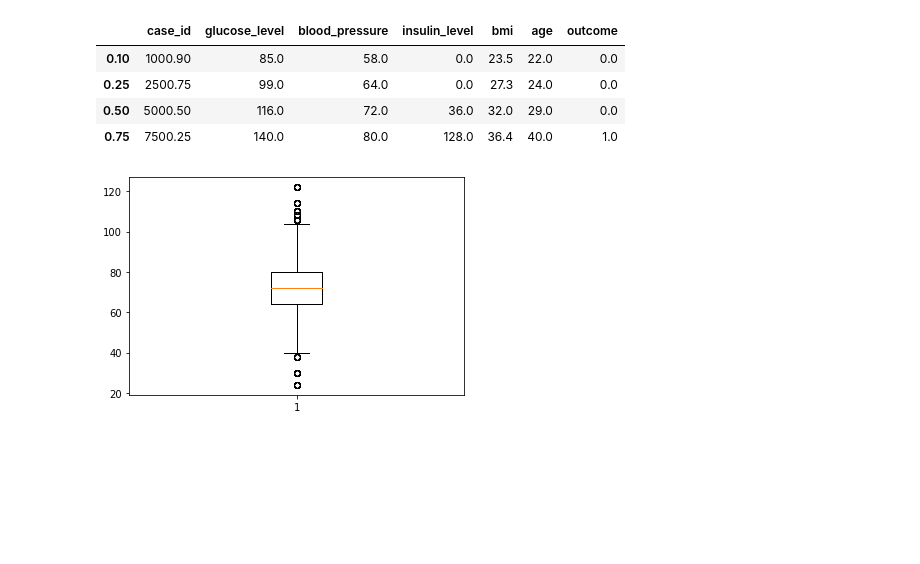
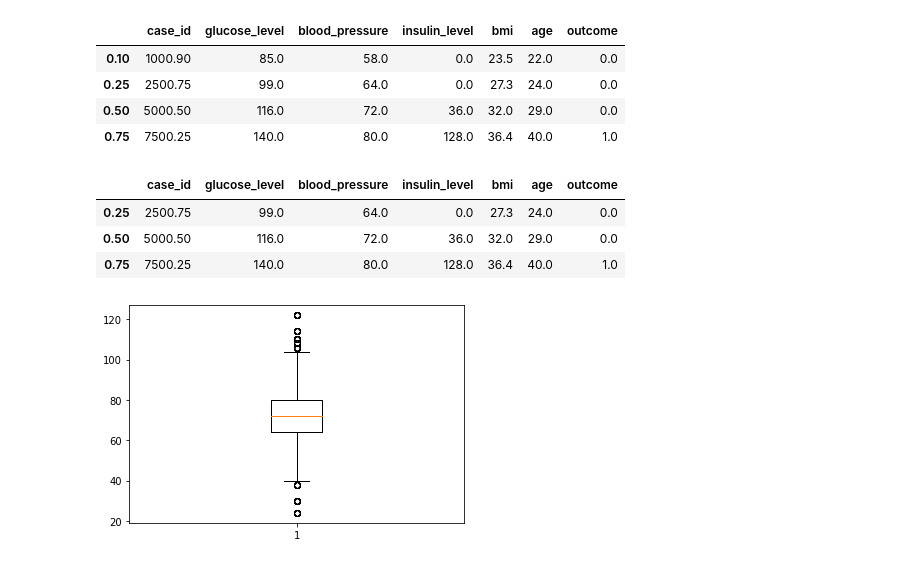
Before and after one commit to sebhatgg/Diabetes, a Jupyter notebook: TIM_8535Week1.ipynb, the cells around one changed output. Cells and saved outputs as stored; diff of their text form; code cells hidden in the pictures; blank space fills up the shorter version.

```diff
--- a/TIM_8535Week1.ipynb
+++ b/TIM_8535Week1.ipynb
@@ -238,6 +238,13 @@ diabetes2.quantile([.1,.25,.5,.75], axis=0)
 | 0.25 | 2500.75 | 99.0 | 64.0 | 0.0 | 27.3 | 24.0 | 0.0 |
 | 0.50 | 5000.50 | 116.0 | 72.0 | 36.0 | 32.0 | 29.0 | 0.0 |
 | 0.75 | 7500.25 | 140.0 | 80.0 | 128.0 | 36.4 | 40.0 | 1.0 |
+# %%
+diabetes2.quantile([.25,.5,.75], axis=0)
+# %% [output]
+|  | case_id | glucose_level | blood_pressure | insulin_level | bmi | age | outcome |
+| 0.25 | 2500.75 | 99.0 | 64.0 | 0.0 | 27.3 | 24.0 | 0.0 |
+| 0.50 | 5000.50 | 116.0 | 72.0 | 36.0 | 32.0 | 29.0 | 0.0 |
+| 0.75 | 7500.25 | 140.0 | 80.0 | 128.0 | 36.4 | 40.0 | 1.0 |
 # %%
 plt.boxplot(diabetes2['blood_pressure'])
 plt.show()
```
Also changed, not shown: parts of 2 cells of this notebook.
